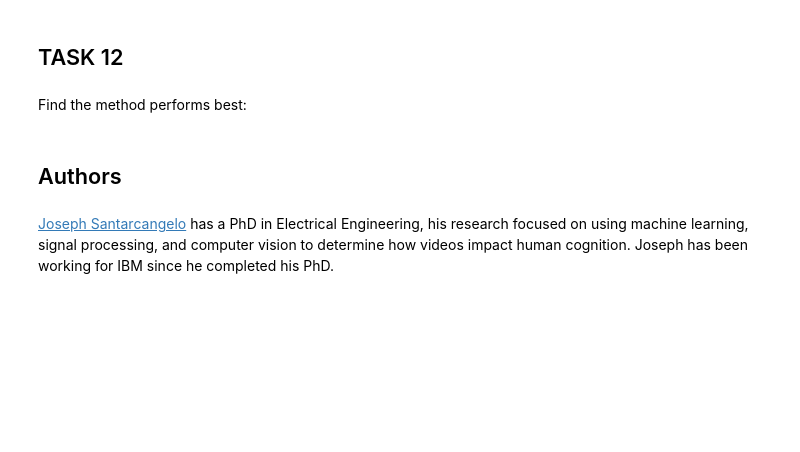
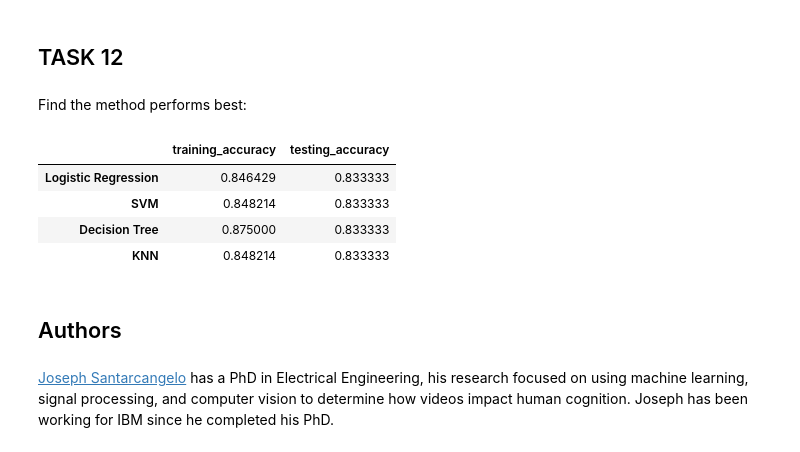
Before and after one commit to cwenghowe/datascience_capstone, a Jupyter notebook: ML Prediction Lab.ipynb, the cells around one changed output. Saved outputs shown, nothing was run; the diff lists cells and outputs as text; code cells hidden in the pictures; blank space fills up the shorter version.

```diff
--- a/ML Prediction Lab.ipynb
+++ b/ML Prediction Lab.ipynb
@@ -180,6 +216,6 @@ parameters ={'C':[0.01,0.1,1],
 # %%
 parameters ={"C":[0.01,0.1,1],'penalty':['l2'], 'solver':['lbfgs']}# l1 lasso l2 ridge
 lr=LogisticRegression()
-logreg_cv = GridSearchCV(lr, parameters)
+logreg_cv = GridSearchCV(lr, parameters,cv=10)
 logreg_cv.fit(X_train, Y_train)
 # %% [output]
@@ -221,6 +257,6 @@ parameters = {'kernel':('linear', 'rbf','poly','rbf', 'sigmoid'),
               'gamma':np.logspace(-3, 3, 5)}
 svm = SVC()
 # %%
-svm_cv = GridSearchCV(svm, parameters)
+svm_cv = GridSearchCV(svm, parameters,cv=10)
 svm_cv.fit(X_train, Y_train)
 # %% [output]
@@ -267,5 +301,5 @@ parameters = {'criterion': ['gini', 'entropy'],
 
 tree = DecisionTreeClassifier()
 # %%
-tree_cv = GridSearchCV(tree, parameters)
+tree_cv = GridSearchCV(tree, parameters, cv=10)
 tree_cv.fit(X_train, Y_train)
@@ -309,6 +335,6 @@ parameters = {'n_neighbors': [1, 2, 3, 4, 5, 6, 7, 8, 9, 10],
 
 KNN = KNeighborsClassifier()
 # %%
-knn_cv = GridSearchCV(KNN, parameters)
+knn_cv = GridSearchCV(KNN, parameters,cv=10)
 knn_cv.fit(X_train, Y_train)
 # %% [output]
@@ -341,6 +367,33 @@ plot_confusion_matrix(Y_test,yhat)
 ## TASK  12
 # %% [markdown]
 Find the method performs best:
+# %%
+training_acc = []
+testing_acc = []
+index = ['Logistic Regression', 'SVM', 'Decision Tree','KNN']
+
+training_acc.append(logreg_cv.best_score_)
+training_acc.append(svm_cv.best_score_)
+training_acc.append(tree_cv.best_score_)
+training_acc.append(knn_cv.best_score_)
+
+testing_acc.append(logreg_cv.score(X_test,Y_test))
+testing_acc.append(svm_cv.score(X_test,Y_test))
+testing_acc.append(tree_cv.score(X_test,Y_test))
+testing_acc.append(knn_cv.score(X_test,Y_test))
+
+compare_dict = {
+    "training_accuracy":training_acc,
+    "testing_accuracy":testing_acc
+}
+comparison = pd.DataFrame(compare_dict, index=columns)
+comparison
+# %% [output]
+|  | training_accuracy | testing_accuracy |
+| Logistic Regression | 0.846429 | 0.833333 |
+| SVM | 0.848214 | 0.833333 |
+| Decision Tree | 0.875000 | 0.833333 |
+| KNN | 0.848214 | 0.833333 |
 # %% [markdown]
 ## Authors
 # %% [markdown]
```
Also changed, not shown: parts of 13 cells of this notebook.
